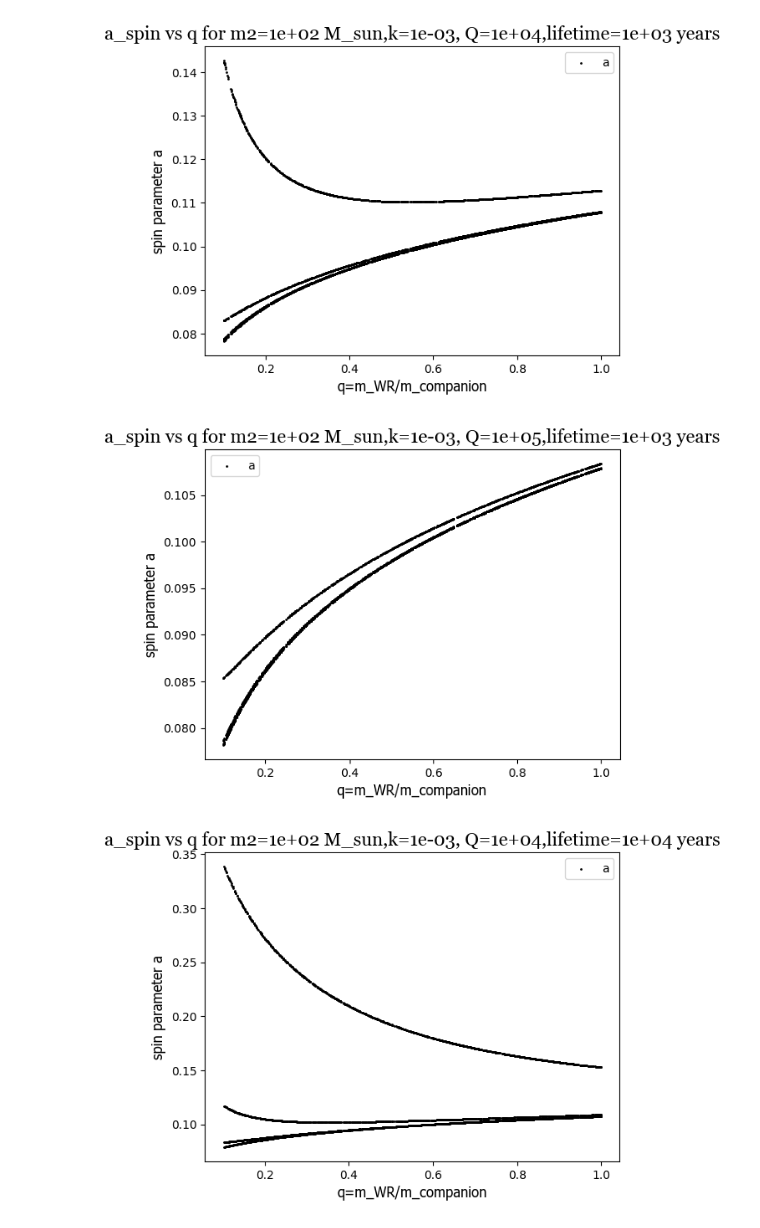
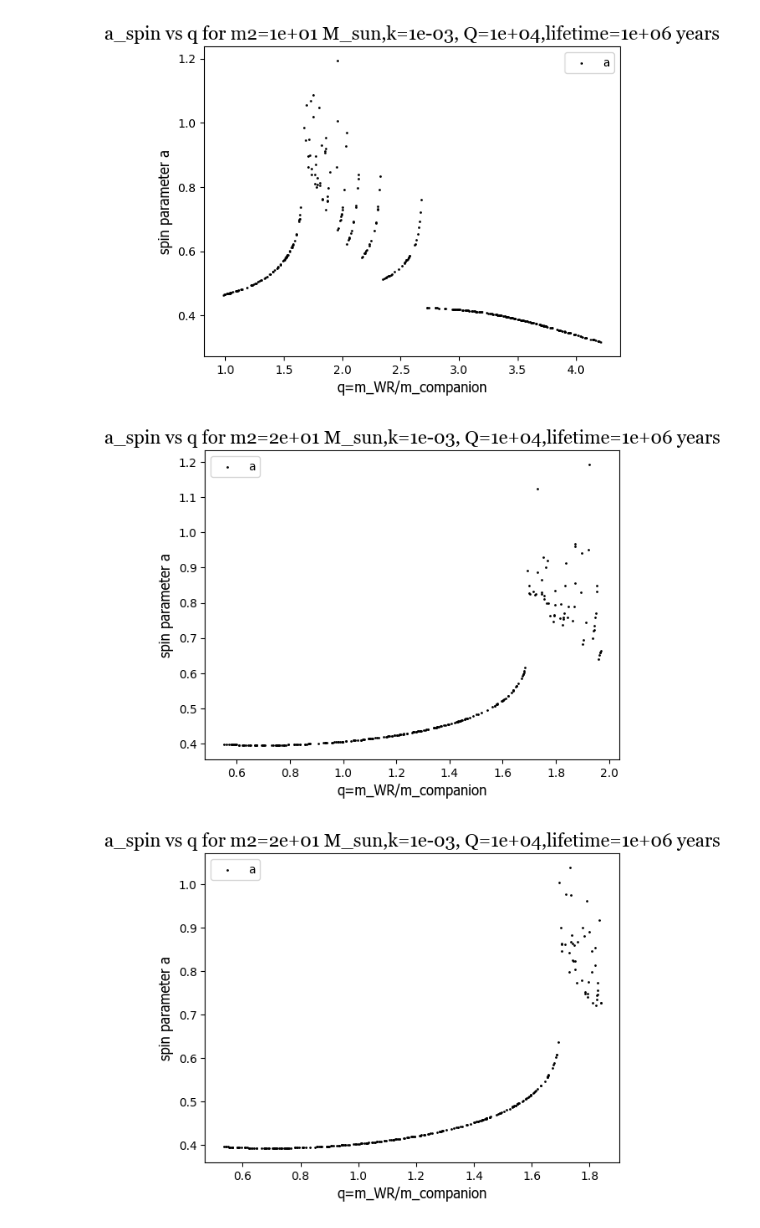
Before and after one commit to Nyaa394/Tidal-Spin-Up-in-Wolf-Rayet-Stars, a Jupyter notebook: main_worksheet_population_study.ipynb, the cells around one changed output. Cells and saved outputs as stored; diff of their text form; code cells hidden in the pictures.

```diff
--- a/main_worksheet_population_study.ipynb
+++ b/main_worksheet_population_study.ipynb
@@ -21,10 +21,10 @@ with open("angular_momentum_output.csv", "w", newline="") as f:
 
     # shit just got real
 
-    for m2 in [20*Msolar, 100*Msolar]:
-        for lifetime in [1000, 10000]:
+    for m2 in [random.uniform(10*Msolar, 100*Msolar) for _ in range(100)]:
+        for lifetime in [1000, 10000, 1e5, 1e6]:
             for k in [0.001]:
-                for Q in [1e4, 1e5]:
+                for Q in [1e4, 1e5, 1e6, 1e7]:
                     for rg2 in [0.1]:
 
                         q_values = []
@@ -53,24 +53,22 @@ with open("angular_momentum_output.csv", "w", newline="") as f:
                             tfinal = lifetime*365.25*24*3600  # time in s
 
                             # checking timescales compared to lifetime, timescale has to be shorter for tides to have time to act
+                            for a0 in [2*a_min_si, 3*a_min_si, 4*a_min_si, 5*a_min_si]:
+                                f0 = fct.gw_frequency(a0, m1, m2)
+                                T_TF = fct.tidal_friction_timescale(
+                                    m1, m2, Q, k, a0, RWR1, f0)/(3600*24*365.25)
+                                if T_TF <= lifetime:
+                                    K1 = (18*k/Q)*(m2*(np.pi**(13/3))*(R1**5)) / \
+                                        ((G**(5/3))*m1*rg2*(m1+m2)**(5/3))
+                                    K2 = (3*k/Q)*((m2**2)*(np.pi**3)*(R1**3)) / \
+                                        (G*m1*rg2*(m1+m2)**2)
 
-                            T_TF = fct.tidal_friction_timescale(
-                                m1, m2, Q, k, a_min_si, RWR1, fmin)/(3600*24*365.25)
-                            # if T_TF <= lifetime:
-                            if True:
-                                K1 = (18*k/Q)*(m2*(np.pi**(13/3))*(R1**5)) / \
-                                    ((G**(5/3))*m1*rg2*(m1+m2)**(5/3))
-                                K2 = (3*k/Q)*((m2**2)*(np.pi**3)*(R1**3)) / \
-                                    (G*m1*rg2*(m1+m2)**2)
+                                    def dfdt(f, Omega):
+                                        return K1*(f**(13/3))*(f/2-Omega)
 
-                                def dfdt(f, Omega):
-                                    return K1*(f**(13/3))*(f/2-Omega)
+                                    def dOmegadt(f, Omega):
+                                        return K2*(f**3)*(f/2-Omega)
 
-                                def dOmegadt(f, Omega):
-                                    return K2*(f**3)*(f/2-Omega)
-
-                                for a0 in [2*a_min_si, 3*a_min_si, 4*a_min_si, 5*a_min_si]:
-                                    f0 = fct.gw_frequency(a0, m1, m2)
                                     for Omega0 in [1e-5]:
                                         sols = odes.solve_Radau(
                                             dxdt=dfdt, dydt=dOmegadt, x0=f0, y0=Omega0, t0=0, tfinal=tfinal, x_scale=1, y_scale=1, t_scale=1)
@@ -90,7 +88,8 @@ with open("angular_momentum_output.csv", "w", newline="") as f:
 
                                         q_values.append(q)
                                         a_spin_values.append(a_spin)
-                        # plot a_spin vs q
-                        p.scatter2d(q_values, a_spin_values, xlabel='q=m_WR/m_companion', ylabel='spin parameter a',
-                                    title=f'a_spin vs q for m2={format(m2/Msolar, '.0e')} M_sun,k={format(k, '.0e')}, Q={format(Q, '.0e')},lifetime={format(lifetime, '.0e')} years', legend='a(q)', colour='black', xlim=None, size=1, axis_font='Tahoma', axis_size=12, title_font='Georgia', title_size=16, legend_size=10)
+                        if q_values != [] and a_spin_values != []:
+                            # plot a_spin vs q
+                            p.scatter2d(q_values, a_spin_values, xlabel='q=m_WR/m_companion', ylabel='spin parameter a',
+                                        title=f'a_spin vs q for m2={format(m2/Msolar, '.0e')} M_sun,k={format(k, '.0e')}, Q={format(Q, '.0e')},lifetime={format(lifetime, '.0e')} years', legend='a(q)', colour='black', xlim=None, size=1, axis_font='Tahoma', axis_size=12, title_font='Georgia', title_size=16, legend_size=10)
 # %% [output]
@@ -101,3 +100,3 @@ with open("angular_momentum_output.csv", "w", newline="") as f:
-[figure, old version]
+[figure, new version]
-[figure, old version]
+[figure, new version]
-[figure, old version]
+[figure, new version]
```
Also changed, not shown: parts of 1 cell of this notebook, 1 other file.
